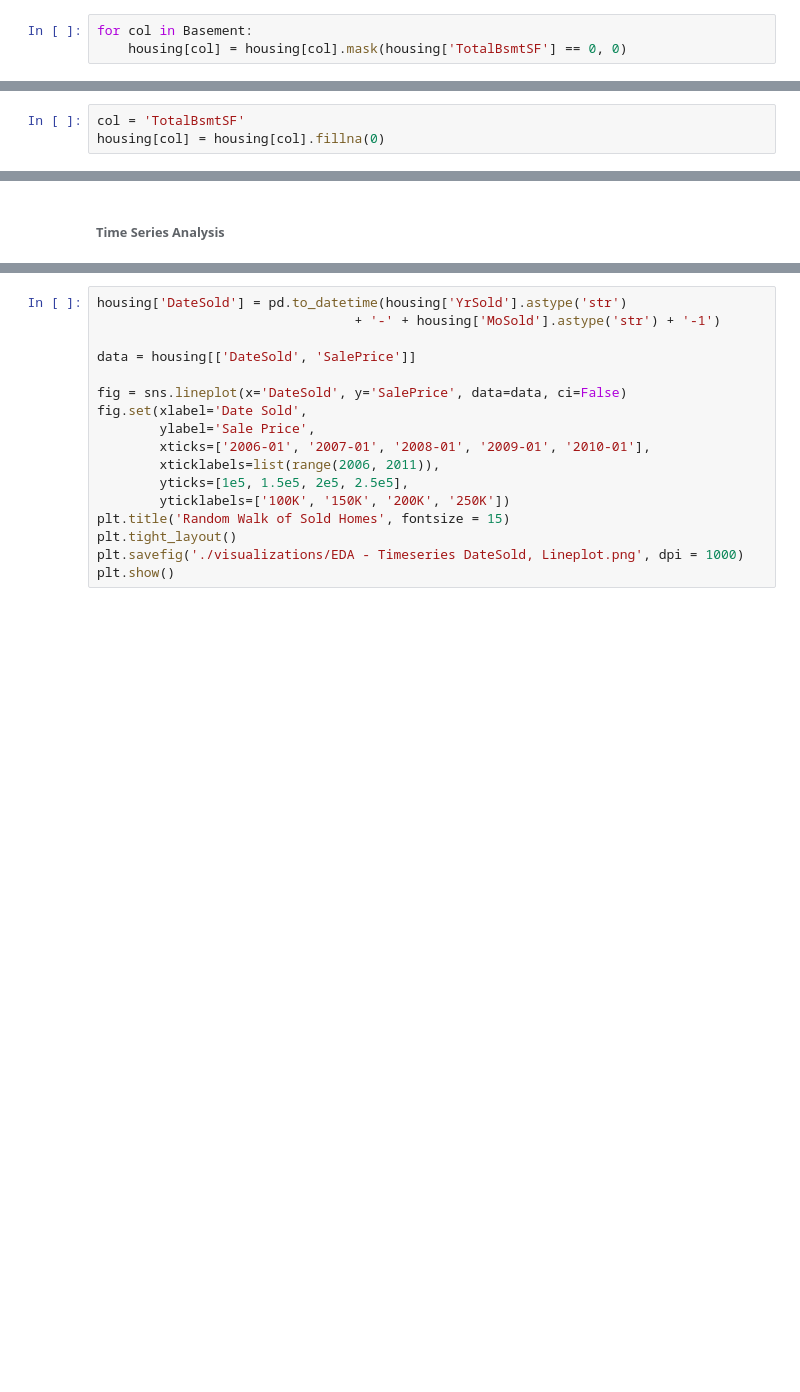
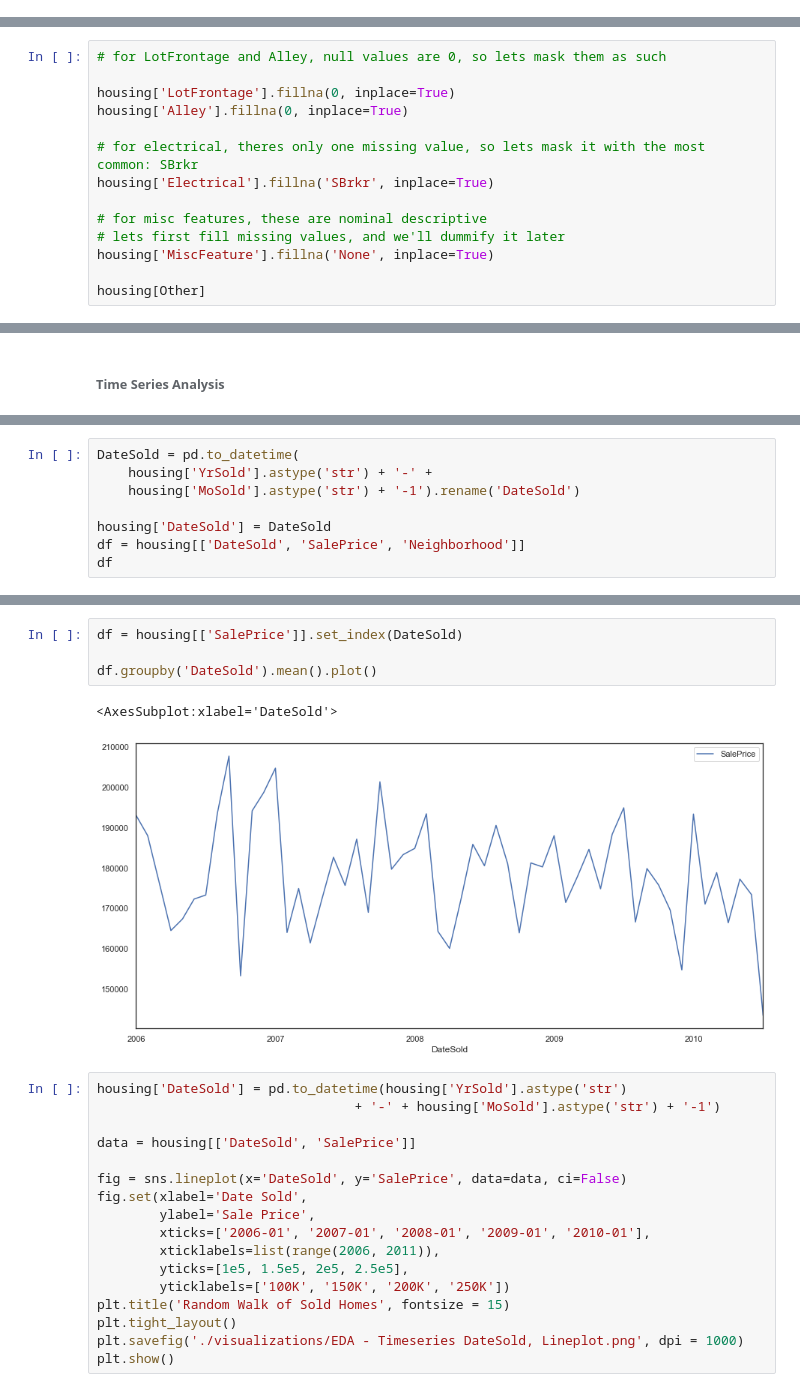
Before and after one commit to danielosetiawan/Ames_Housing_ML, a Jupyter notebook: DS - Ames.ipynb, the cells around one changed output, grey strips where cells are left out. Saved outputs shown, nothing was run; the diff lists cells and outputs as text; blank space fills up the shorter version.

```diff
--- a/DS - Ames.ipynb
+++ b/DS - Ames.ipynb
@@ -402,3 +207,0 @@ Name: MasVnrType, dtype: int64
-# %%
-for col in Basement:
-    housing[col] = housing[col].mask(housing['TotalBsmtSF'] == 0, 0)
@@ -497,3 +207,0 @@ Name: GarageArea, Length: 573, dtype: int64
-# %%
-col = 'TotalBsmtSF'
-housing[col] = housing[col].fillna(0)
@@ -660,0 +247,14 @@ Name: Alley, dtype: int64
+# %%
+# for LotFrontage and Alley, null values are 0, so lets mask them as such
+
+housing['LotFrontage'].fillna(0, inplace=True)
+housing['Alley'].fillna(0, inplace=True)
+
+# for electrical, theres only one missing value, so lets mask it with the most common: SBrkr
+housing['Electrical'].fillna('SBrkr', inplace=True)
+
+# for misc features, these are nominal descriptive
+# lets first fill missing values, and we'll dummify it later
+housing['MiscFeature'].fillna('None', inplace=True)
+
+housing[Other]
@@ -793,0 +650,8 @@ fig = sns.swarmplot(x = 'YrSold', y = 'SalePrice', data = housing)
+# %%
+DateSold = pd.to_datetime(
+    housing['YrSold'].astype('str') + '-' +
+    housing['MoSold'].astype('str') + '-1').rename('DateSold')
+
+housing['DateSold'] = DateSold
+df = housing[['DateSold', 'SalePrice', 'Neighborhood']]
+df
@@ -794,3 +689,10 @@ fig = sns.swarmplot(x = 'YrSold', y = 'SalePrice', data = housing)
+# %%
+df = housing[['SalePrice']].set_index(DateSold)
+
+df.groupby('DateSold').mean().plot()
+# %% [output]
+<AxesSubplot:xlabel='DateSold'>
+[figure, added]
 # %%
 housing['DateSold'] = pd.to_datetime(housing['YrSold'].astype('str')
                                  + '-' + housing['MoSold'].astype('str') + '-1')
```
Also changed, not shown: parts of 82 cells of this notebook, 2 other files.
